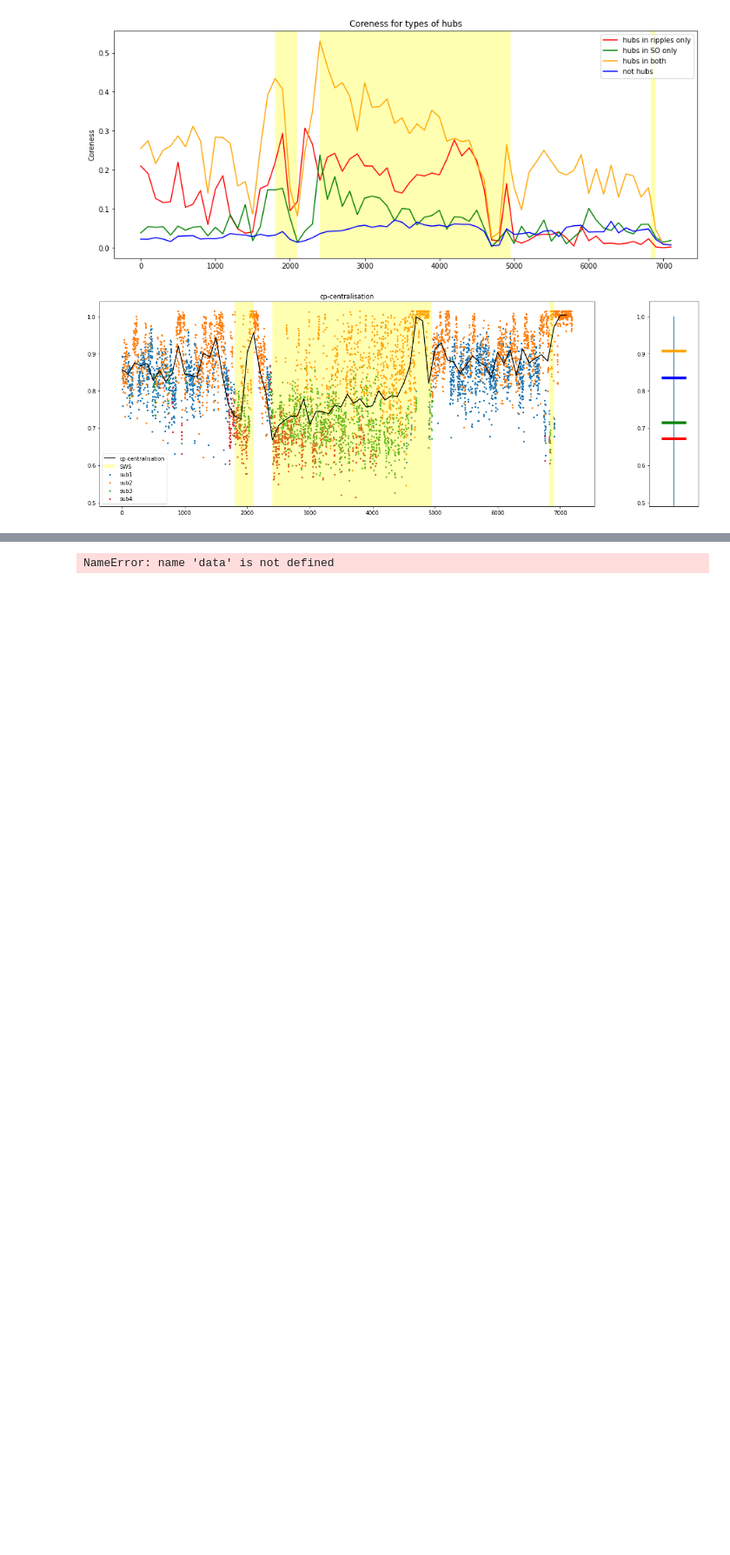
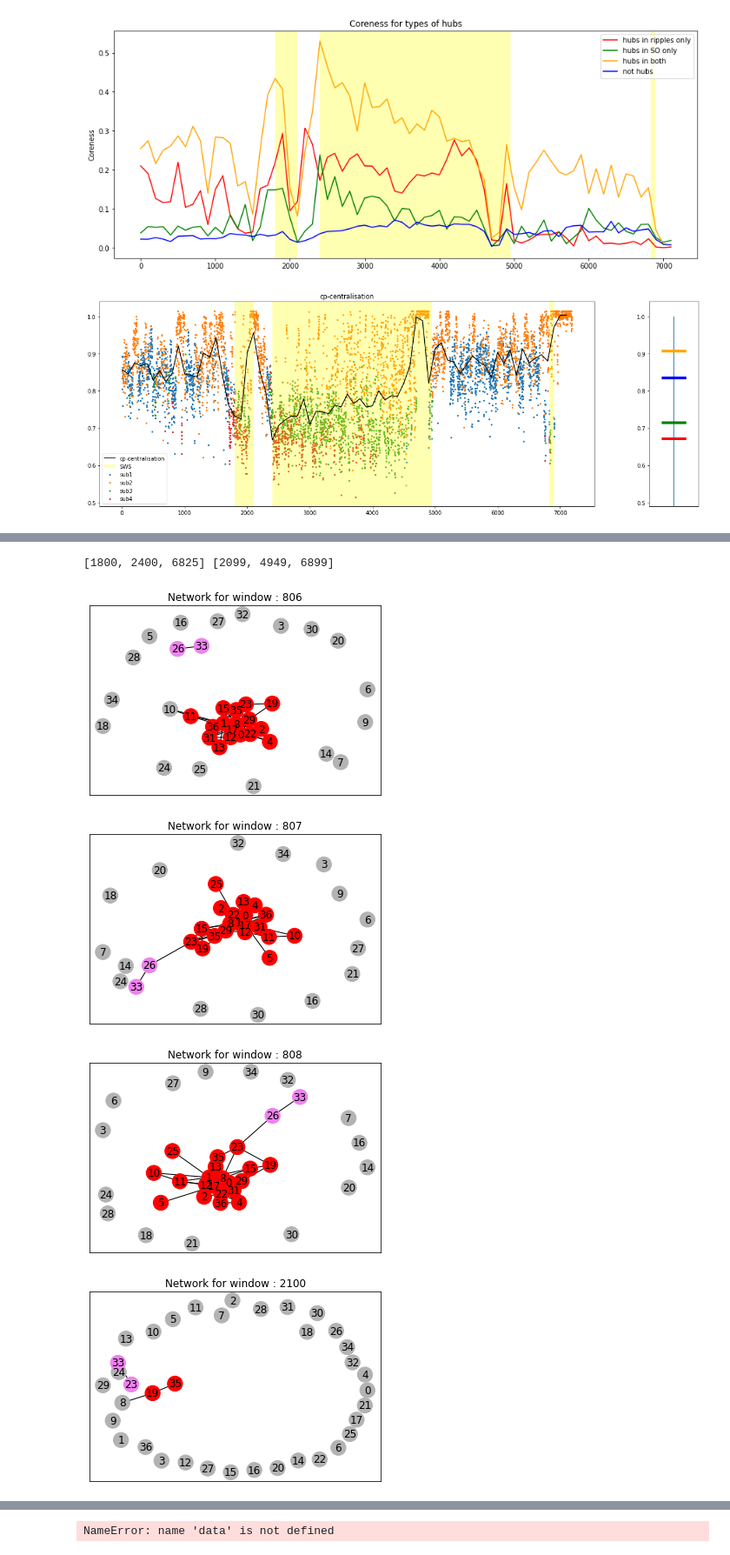
Before and after one commit to Benjamin-Wkd/Network-Graph-Analysis, a Jupyter notebook: load Matlab struct.ipynb, the cells around one changed output, grey strips where cells are left out. Shown at 87% size. Saved outputs shown, nothing was run; the diff lists cells and outputs as text; code cells hidden in the pictures; blank space fills up the shorter version.

```diff
--- a/load Matlab struct.ipynb
+++ b/load Matlab struct.ipynb
@@ -496,19 +593,22 @@ def correlation_ripples(spec, so, RippleDensity_by_win, Sharing, CORE, C, select
 file = 4
 nwin, N, theta, so, spec, Sharing, RippleDensity_by_win, flat_adj = load_from_matlab(file=file, k=2, weight=True)
 starts, ends = delimitation_SO(spec, so)
-print(starts, ends)
+idx = find(Sharing, lambda e:e==4) # idx where substates == 4
+hubs_rip, hubs_SO, both, not_hubs = Get_Hubs( "HPC", file=file, F=4, St=3, Sh=4, selected_subsate=3)
 Adjs = dict_adj(N, flat_adj)
+# ____________________________ PROPERTIES
 COS = cosine_similarity(Adjs)
-CORE = coreness(Adjs)
-idx = find(Sharing,lambda e:e==4) # idx where substates == 4
-hubs_rip, hubs_SO, both, not_hubs = Get_Hubs( "HPC", file=file, F=4, St=3, Sh=4, selected_subsate=3)
-# ____________________________ plots
+CORE = coreness(Adjs)      # Coreness
+C = cp_centralisation(CORE, time2plot=1000)  # Centralisation
+COMM = modularity(Adjs,1)  # Communities
+# ____________________________ PLOTS
 fig = plot_liquidity(spec, so, COS, Sharing, neurons='all', subs =[1,2,3,4], show_curve = False)
+fig = plot_communities(Adjs, COMM, time_windows=[2000, 3000, 5000])
 fig = plot_coreness(file, spec, so, CORE, Sharing, selected_hub_substate=4, neurons='all', subs =[1,2,3,4])
-C = cp_centralisation(CORE, time2plot=1000)
 fig = plot_centralisation(spec, so, C, Sharing, subs=[1,2,3,4])
+fig = plot_density(Adjs, Sharing)
 plt.show()
-# ____________________________ Compute correlation
+# ____________________________ CORRELATION & MI
 # corr_C0, corr_core0, corr_C, corr_core = correlation_ripples(spec, so, RippleDensity_by_win, Sharing, CORE, C, selected_neurons=hubs_rip)
 # # print(corr_C0, corr_core0, corr_C, corr_core)
 # %% [output]
@@ -577,0 +654,9 @@ green
+# %%
+print(starts,ends)
+plot_communities(Adjs, COMM, [idx[1], idx[2], idx[3], 2100, 4800, 7100])
+# %% [output]
+[1800, 2400, 6825] [2099, 4949, 6899]
+[figure, added]
+[figure, added]
+[figure, added]
+[figure, added]
```
Also changed, not shown: parts of 8 cells of this notebook.
